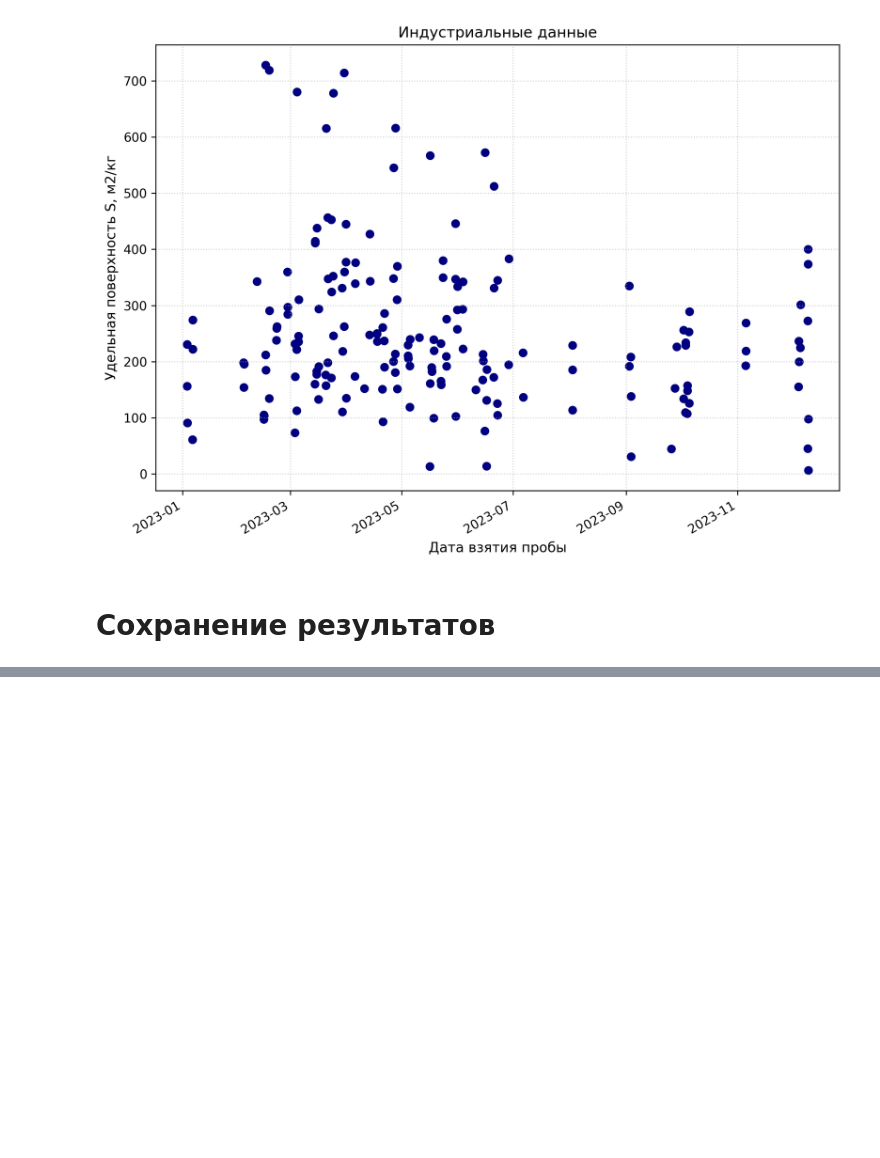
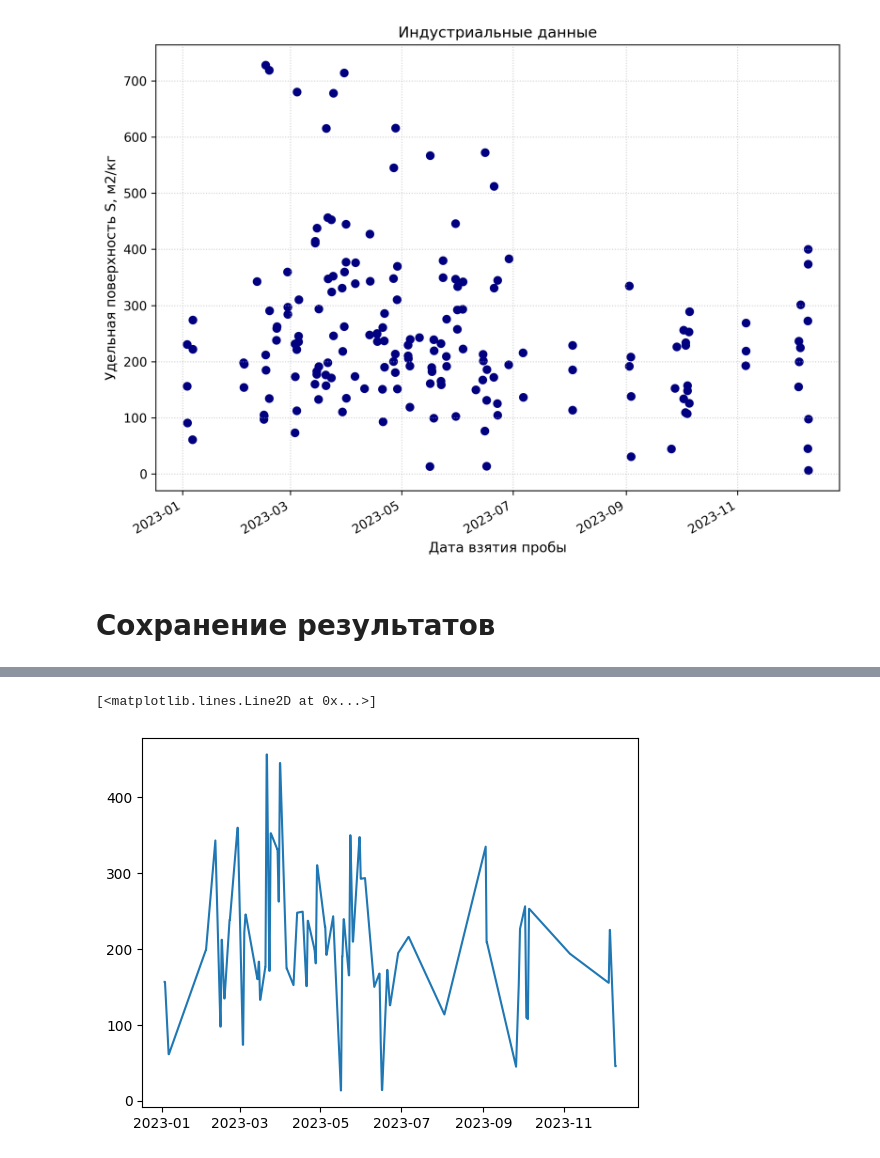
Before and after one commit to kzmna/PINN, a Jupyter notebook: src/data/industrial_data.ipynb, the cells around one changed output, grey strips where cells are left out. Drawn from its saved outputs; the diff is of its cells as text; code cells hidden in the pictures; blank space fills up the shorter version.

```diff
--- a/src/data/industrial_data.ipynb
+++ b/src/data/industrial_data.ipynb
@@ -374,0 +389,21 @@ df_clean.to_csv('prepared_data_mill13.csv')
+# %%
+# Преобразуем average_time в datetime, если ещё нет
+df_clean['average_time'] = pd.to_datetime(df_clean['average_time'])
+
+# Создаём колонку с датой
+df_clean['date'] = df_clean['average_time'].dt.date
+
+# Определяем для каждой даты индекс строки с минимальным average_time (первой)
+first_idx_per_date = df_clean.groupby('date')['average_time'].idxmin()
+
+df_result = df_clean.copy()
+for date, group in df_clean.groupby('date'):
+    first_row = group.loc[group['average_time'].idxmin()]
+    # Для всех строк группы заменяем все колонки, кроме 'average_time' и, возможно, 'date', на значения из first_row
+    cols_to_replace = [col for col in df_clean.columns if col in ['S_[m2/kg]']]
+    df_result.loc[group.index, cols_to_replace] = first_row[cols_to_replace].values.astype(np.float64)
+
+# Удаляем вспомогательную колонку date
+df_result.drop('date', axis=1, inplace=True)
+# %%
+df_result = df_result.sort_values("average_time")
@@ -374,0 +426,5 @@ df_clean.to_csv('prepared_data_mill13.csv')
+# %%
+plt.plot(df_result.sort_values(by='average_time')["average_time"], df_result.sort_values(by='average_time')["S_[m2/kg]"])
+# %% [output]
+[<matplotlib.lines.Line2D at 0x...>]
+[figure, added]
```
Also changed, not shown: parts of 7 cells of this notebook, 12 other files.
